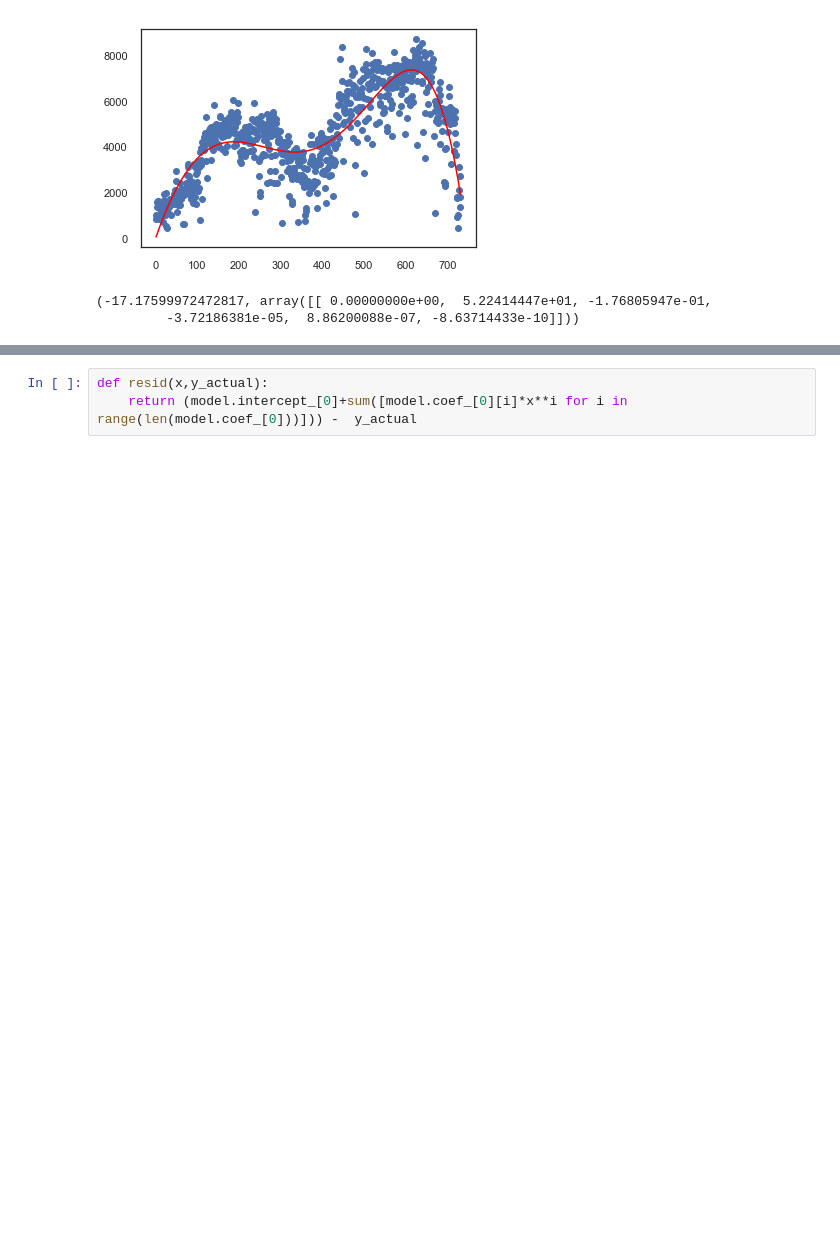
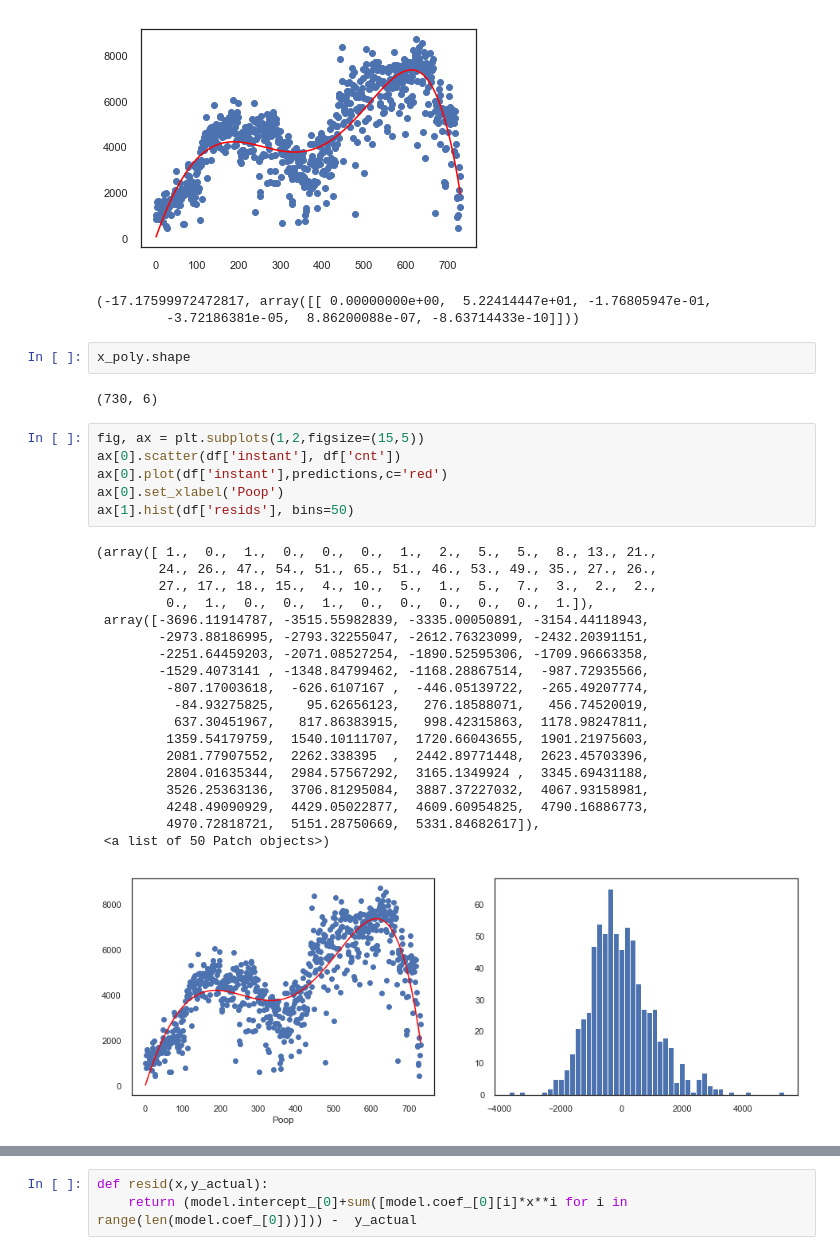
Before and after one commit to pauly51994/Bike_predictor, a Jupyter notebook: Bike-Sharing-Dataset/TEST.ipynb, the cells around one changed output, grey strips where cells are left out. Drawn from its saved outputs; the diff is of its cells as text; blank space fills up the shorter version.

```diff
--- a/Bike-Sharing-Dataset/TEST.ipynb
+++ b/Bike-Sharing-Dataset/TEST.ipynb
@@ -58,3 +58,33 @@ model.intercept_[0], model.coef_
 [figure]
 (-17.17599972472817, array([[ 0.00000000e+00,  5.22414447e+01, -1.76805947e-01,
          -3.72186381e-05,  8.86200088e-07, -8.63714433e-10]]))
+# %%
+x_poly.shape
+# %% [output]
+(730, 6)
+# %%
+fig, ax = plt.subplots(1,2,figsize=(15,5))
+ax[0].scatter(df['instant'], df['cnt'])
+ax[0].plot(df['instant'],predictions,c='red')
+ax[0].set_xlabel('Poop')
+ax[1].hist(df['resids'], bins=50)
+# %% [output]
+(array([ 1.,  0.,  1.,  0.,  0.,  0.,  1.,  2.,  5.,  5.,  8., 13., 21.,
+        24., 26., 47., 54., 51., 65., 51., 46., 53., 49., 35., 27., 26.,
+        27., 17., 18., 15.,  4., 10.,  5.,  1.,  5.,  7.,  3.,  2.,  2.,
+         0.,  1.,  0.,  0.,  1.,  0.,  0.,  0.,  0.,  0.,  1.]),
+ array([-3696.11914787, -3515.55982839, -3335.00050891, -3154.44118943,
+        -2973.88186995, -2793.32255047, -2612.76323099, -2432.20391151,
+        -2251.64459203, -2071.08527254, -1890.52595306, -1709.96663358,
+        -1529.4073141 , -1348.84799462, -1168.28867514,  -987.72935566,
+         -807.17003618,  -626.6107167 ,  -446.05139722,  -265.49207774,
+          -84.93275825,    95.62656123,   276.18588071,   456.74520019,
+          637.30451967,   817.86383915,   998.42315863,  1178.98247811,
+         1359.54179759,  1540.10111707,  1720.66043655,  1901.21975603,
+         2081.77907552,  2262.338395  ,  2442.89771448,  2623.45703396,
+         2804.01635344,  2984.57567292,  3165.1349924 ,  3345.69431188,
+         3526.25363136,  3706.81295084,  3887.37227032,  4067.93158981,
+         4248.49090929,  4429.05022877,  4609.60954825,  4790.16886773,
+         4970.72818721,  5151.28750669,  5331.84682617]),
+ <a list of 50 Patch objects>)
+[figure, added]
```
Also changed, not shown: parts of 6 cells of this notebook, 1 other file.
